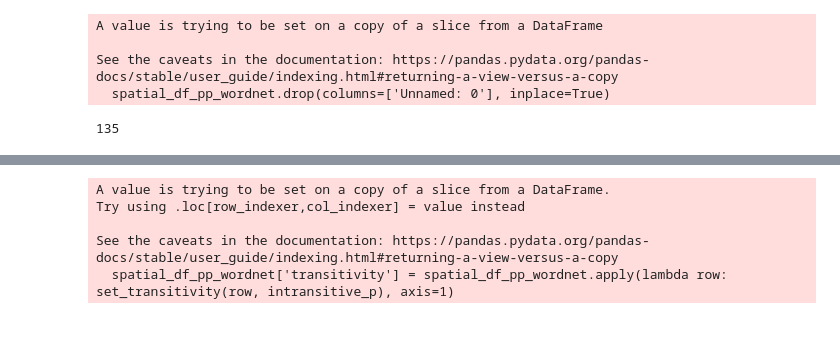
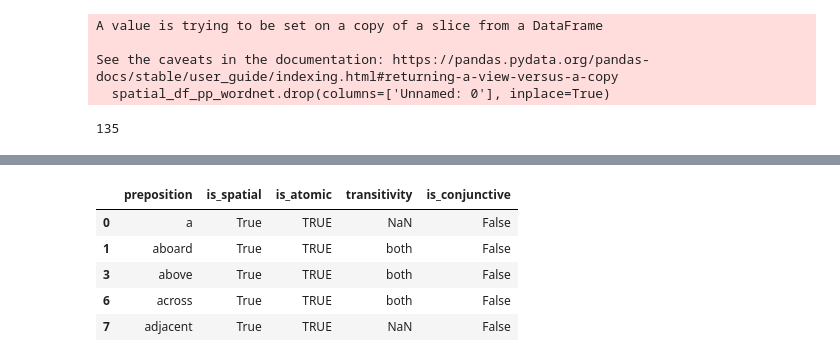
Before and after one commit to geloramanalu/nanosyntax-pp-populate, a Jupyter notebook: [3]decompose_non_atomic_pps.ipynb, the cells around one changed output, grey strips where cells are left out. Drawn from its saved outputs; the diff is of its cells as text; code cells hidden in the pictures; blank space fills up the shorter version.

```diff
--- a/[3]decompose_non_atomic_pps.ipynb
+++ b/[3]decompose_non_atomic_pps.ipynb
@@ -413,14 +468,12 @@ intransitive_p = [
-# %%
-def set_transitivity(row, intransitive_list):
-    if row['preposition'] in intransitive_list:
-        return 'intransitive'
-    else:
-        return row['transitivity']
-
-spatial_df_pp_wordnet['transitivity'] = spatial_df_pp_wordnet.apply(lambda row: set_transitivity(row, intransitive_p), axis=1)
-# %% [output]
-A value is trying to be set on a copy of a slice from a DataFrame.
-Try using .loc[row_indexer,col_indexer] = value instead
-
-See the caveats in the documentation: https://pandas.pydata.org/pandas-docs/stable/user_guide/indexing.html#returning-a-view-versus-a-copy
-  spatial_df_pp_wordnet['transitivity'] = spatial_df_pp_wordnet.apply(lambda row: set_transitivity(row, intransitive_p), axis=1)
+# %%
+# add intransitive_p to spatial_df_pp_wordnet
+spatial_df_pp_wordnet[[
+    'preposition', 'is_spatial', 'is_atomic', 'transitivity', 'is_conjunctive'
+]].head()
+# %% [output]
+|  | preposition | is_spatial | is_atomic | transitivity | is_conjunctive |
+| 0 | a | True | TRUE | NaN | False |
+| 1 | aboard | True | TRUE | both | False |
+| 3 | above | True | TRUE | both | False |
+| 6 | across | True | TRUE | both | False |
+| 7 | adjacent | True | TRUE | NaN | False |
```
Also changed, not shown: parts of 10 cells of this notebook, 11 other files.
